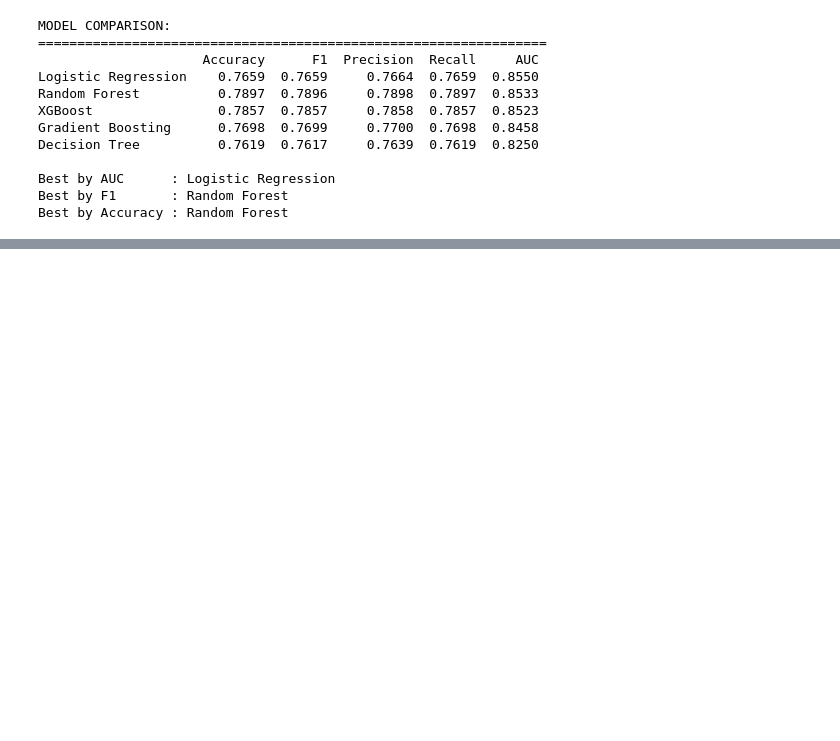
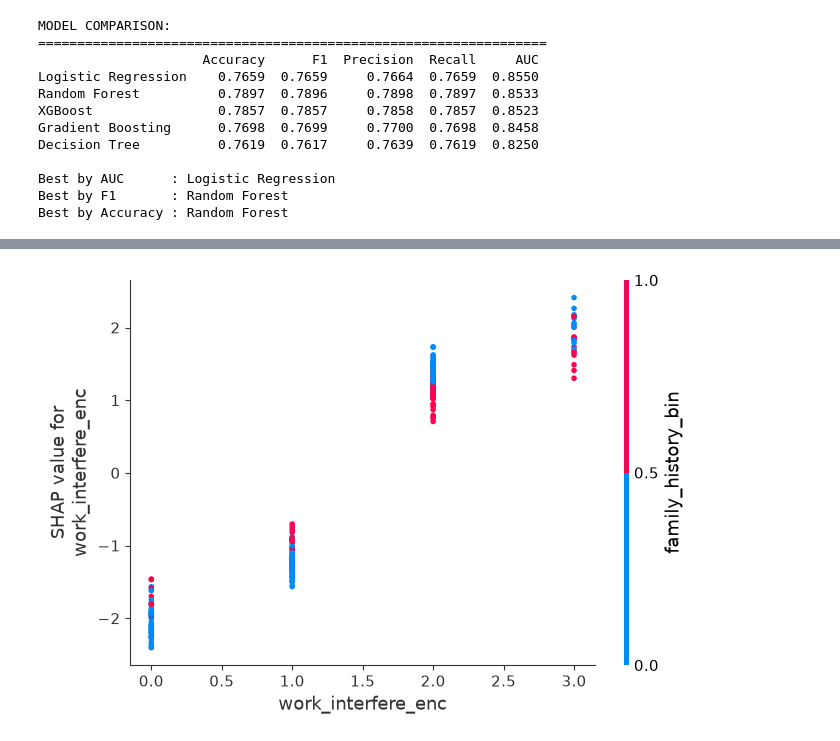
Before and after one commit to AuraFrizzati/kaggle-mh-tech-survey, a Jupyter notebook: local_exploration_notebook.ipynb, the cells around one changed output, grey strips where cells are left out. Drawn from its saved outputs; the diff is of its cells as text; code cells hidden in the pictures; blank space fills up the shorter version.

```diff
--- a/local_exploration_notebook.ipynb
+++ b/local_exploration_notebook.ipynb
@@ -720,0 +744,5 @@ Best by Accuracy : Random Forest
+# %%
+# Dependence Plot: Shows how a single feature impacts the output across all predictions
+shap.dependence_plot("work_interfere_enc", shap_values, X_te)
+# %% [output]
+[figure, added]
```
Also changed, not shown: parts of 4 cells of this notebook.
